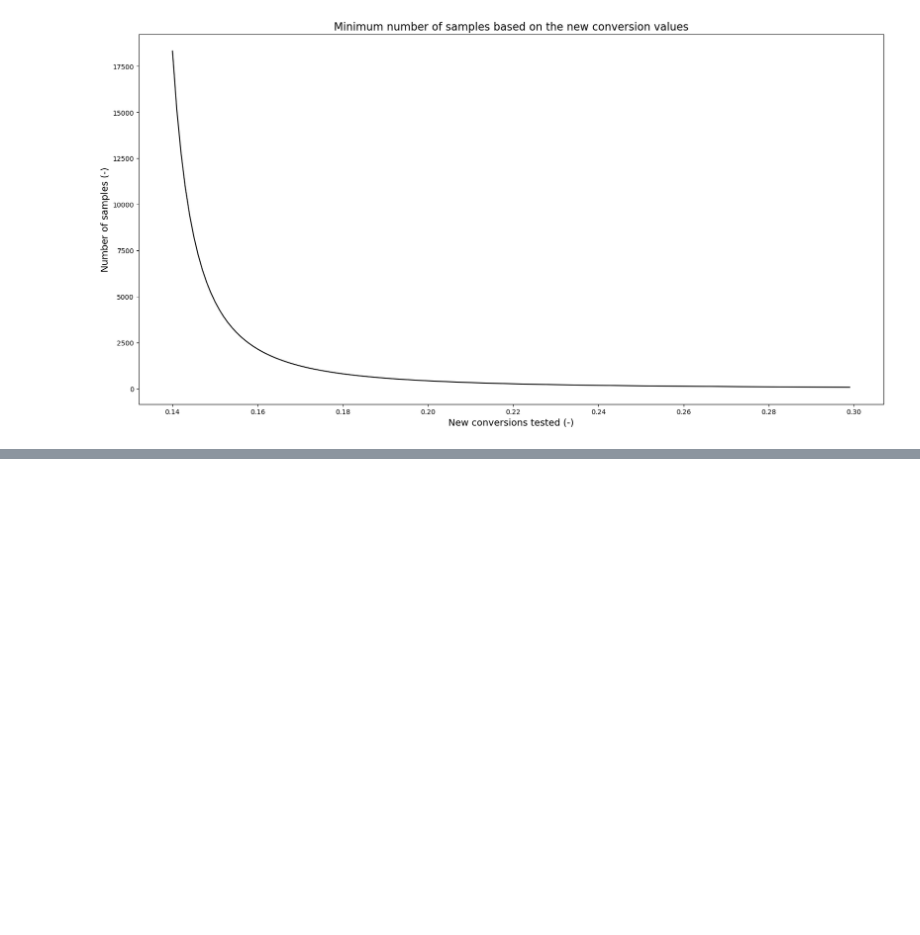
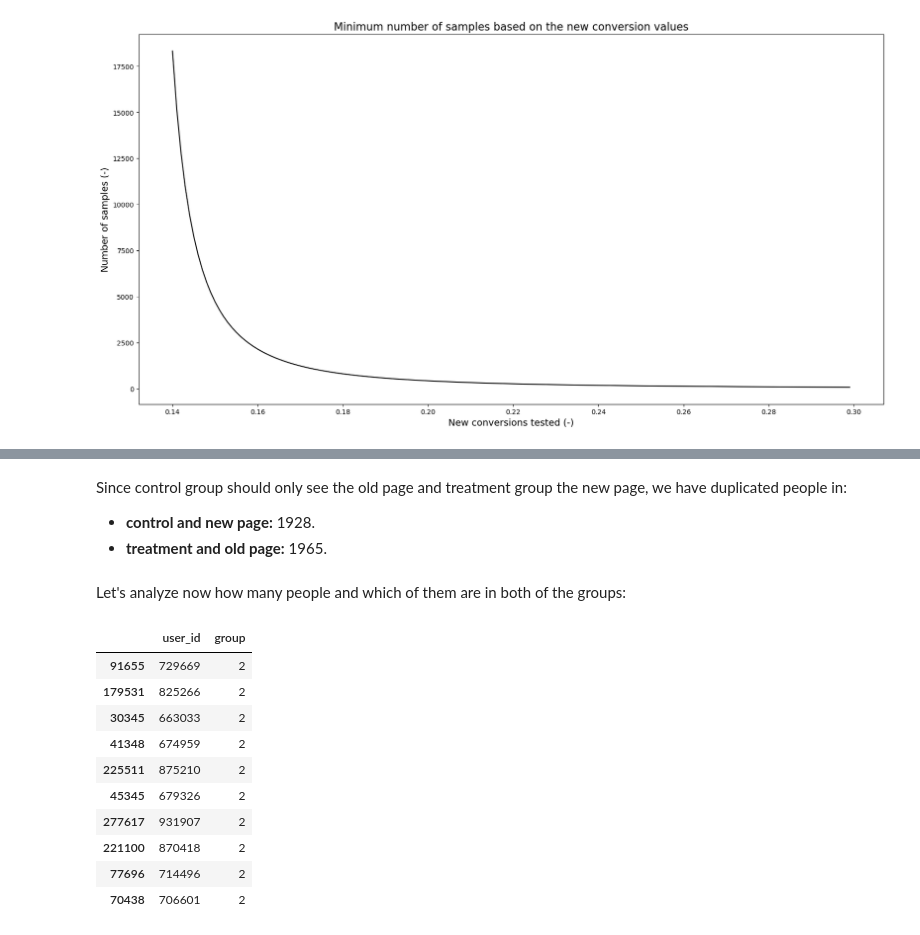
Before and after one commit to lucasquemelli/a-b_testing, a Jupyter notebook: ab_testing.ipynb, the cells around one changed output, grey strips where cells are left out. Drawn from its saved outputs; the diff is of its cells as text; code cells hidden in the pictures; blank space fills up the shorter version.

```diff
--- a/ab_testing.ipynb
+++ b/ab_testing.ipynb
@@ -437,0 +536,21 @@ Lower new conversion values result in lower conversion values differences. For l
+# %% [markdown]
+Since control group should only see the old page and treatment group the new page, we have duplicated people in:
+
+- **control and new page:** 1928.
+- **treatment and old page:** 1965.
+# %% [markdown]
+Let's analyze now how many people and which of them are in both of the groups:
+# %%
+df2[["user_id", "group"]].groupby("user_id").count().reset_index().sort_values("group", ascending=False).head(10)
+# %% [output]
+|  | user_id | group |
+| 91655 | 729669 | 2 |
+| 179531 | 825266 | 2 |
+| 30345 | 663033 | 2 |
+| 41348 | 674959 | 2 |
+| 225511 | 875210 | 2 |
+| 45345 | 679326 | 2 |
+| 277617 | 931907 | 2 |
+| 221100 | 870418 | 2 |
+| 77696 | 714496 | 2 |
+| 70438 | 706601 | 2 |
```
Also changed, not shown: parts of 55 cells of this notebook.
